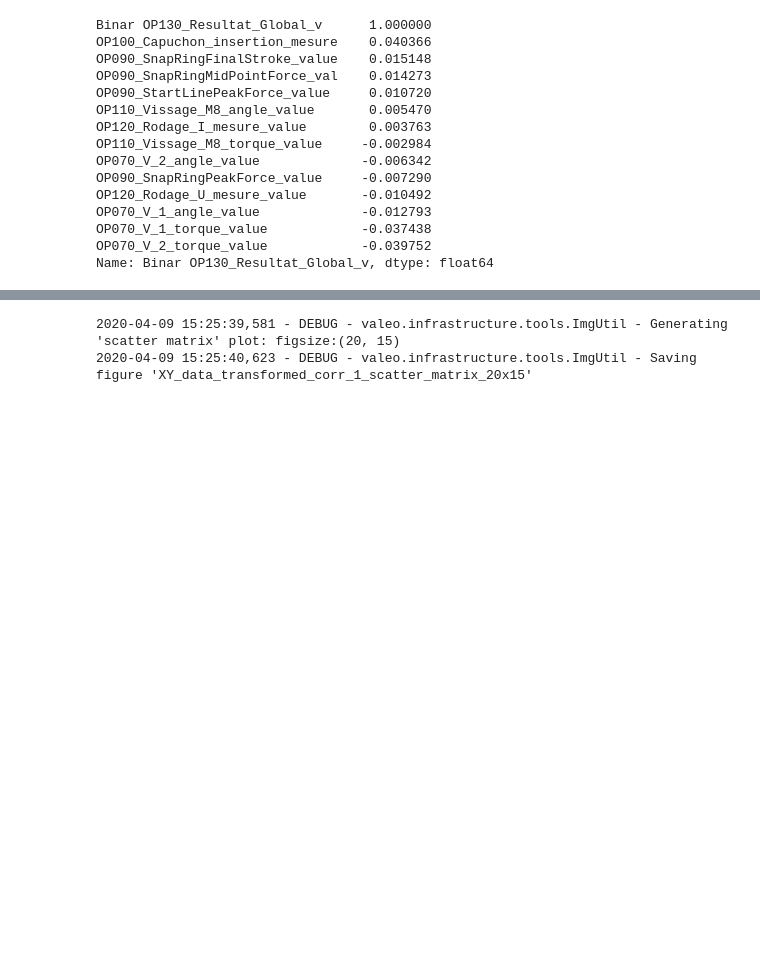
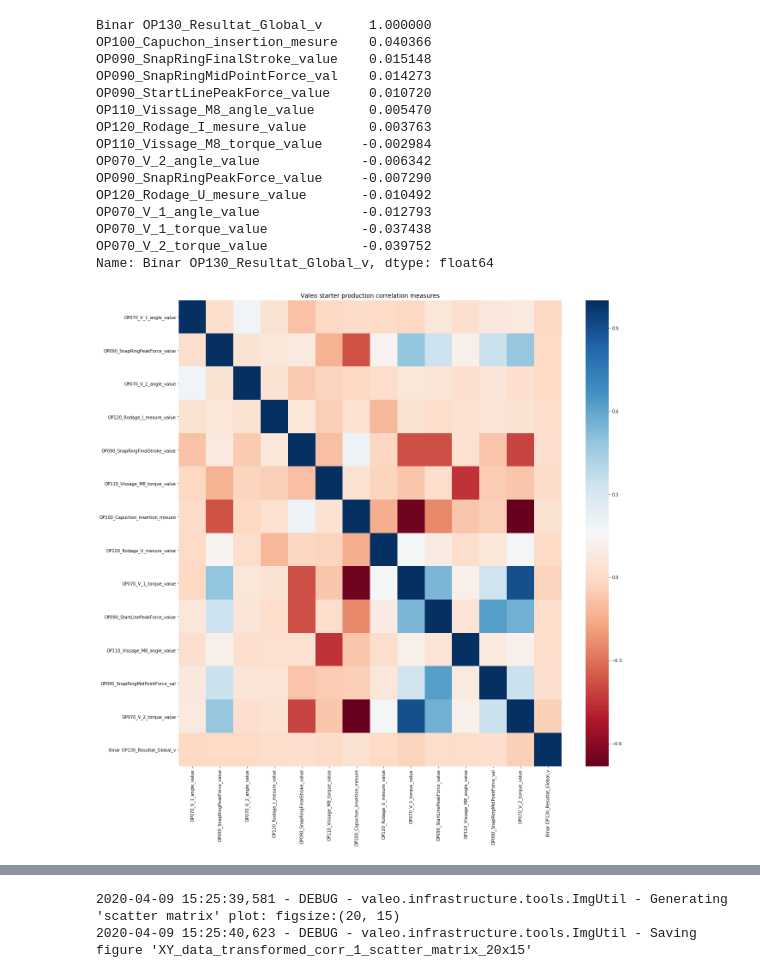
Before and after one commit to W-Alphonse/EXED-Training, a Jupyter notebook: ___VALEO/src/notebooks/valeo.ipynb, the cells around one changed output, grey strips where cells are left out. Drawn from its saved outputs; the diff is of its cells as text; code cells hidden in the pictures; blank space fills up the shorter version.

```diff
--- a/___VALEO/src/notebooks/valeo.ipynb
+++ b/___VALEO/src/notebooks/valeo.ipynb
@@ -294,7 +308,7 @@ Y_data = DfUtil.read_csv([Const.rootDataTrain(), "trainingoutput.csv"])
 # %%
-XY_data_with_id = pd.merge(left=data, right=Y_data, how='inner', left_on="PROC_TRACEINFO", right_on="PROC_TRACEINFO")
-# print(data.info())
-# print(Y_data.info())
+# 1 - Charger les features et la target en les croisant:
+Y_data = DfUtil.read_csv([Const.rootDataTrain(), "trainingoutput.csv"])
+XY_data_with_id = pd.merge(left=data, right=Y_data, how='inner', left_on=Const.PROC_TRACEINFO, right_on=Const.PROC_TRACEINFO)
 XY_data_with_id.info()
 # %% [output]
 <class 'pandas.core.frame.DataFrame'>
@@ -322 +331,5 @@ XY_data_transformed = tsf.iterative_imputer_transform(XY_data)
+# %%
+# 2 - Rajout des missing values afin d'avoir une meilleure représentation
+XY_data = XY_data_with_id.drop(columns = Const.PROC_TRACEINFO)
+XY_data_transformed = tsf.iterative_imputer_transform(XY_data)
 # %%
@@ -342,3 +352,11 @@ OP070_V_1_angle_value             -0.012793
 OP070_V_1_torque_value            -0.037438
 OP070_V_2_torque_value            -0.039752
 Name: Binar OP130_Resultat_Global_v, dtype: float64
+# %%
+# 4 - Tracer la Heatmap
+fig, ax = plt.subplots(figsize=(20,20))
+sns.heatmap(corr_matrix, cmap='RdBu', annot_kws={'size':30}, ax=ax)
+ax.set_title("Valeo starter production correlation measures", fontsize=14)
+plt.show()
+# %% [output]
+[figure, added]
```
Also changed, not shown: parts of 31 cells of this notebook, 1 other file.
